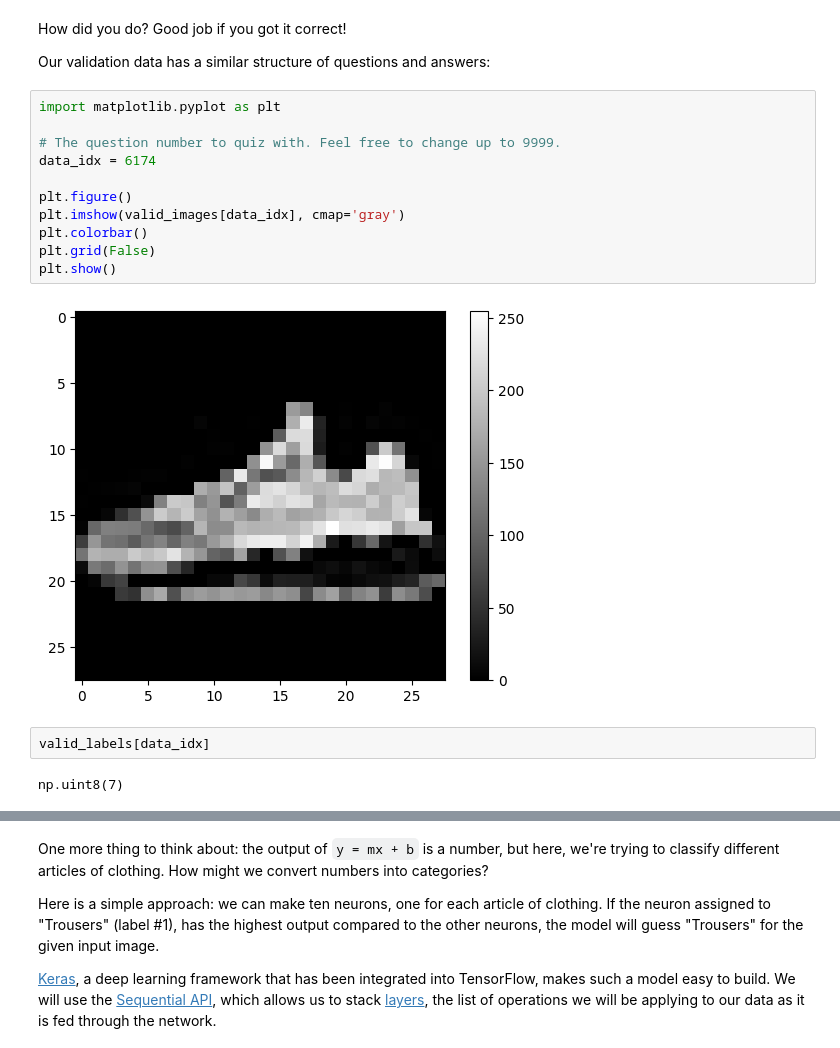
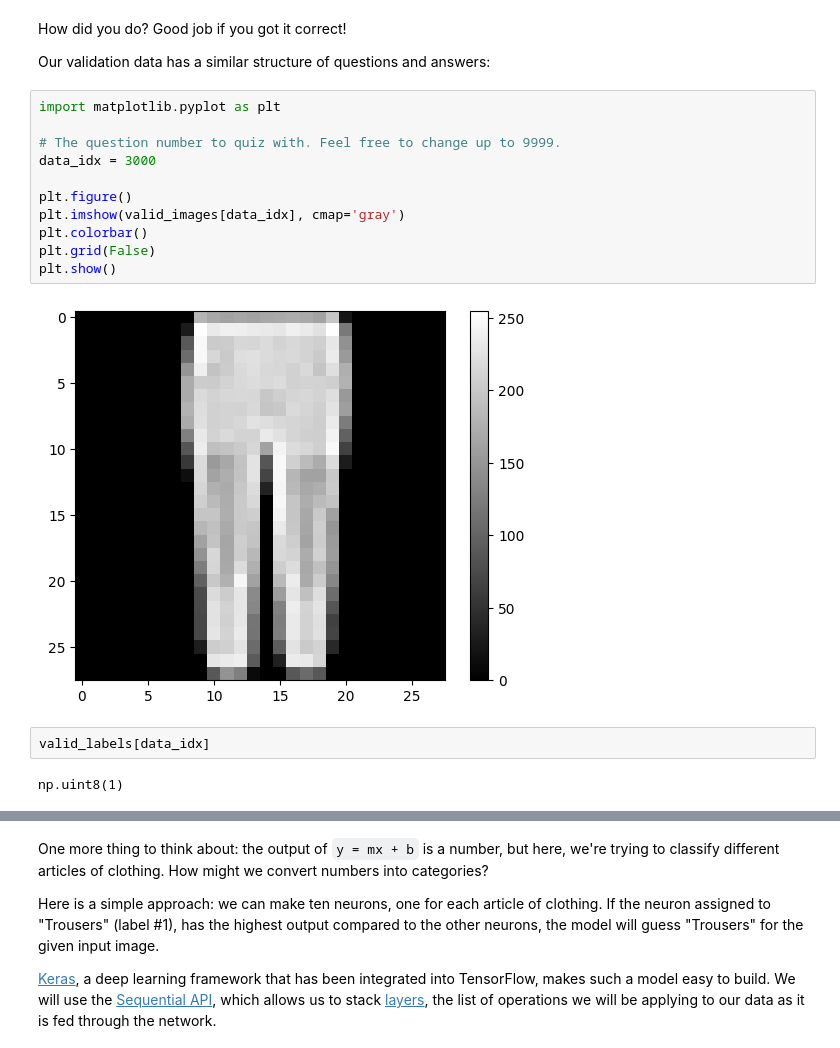
Before and after one commit to Emmanuel-cyber2025/Emmanuel-cyber2025, a Jupyter notebook: building-a-brain/BuildingABrain.ipynb, the cells around one changed output, grey strips where cells are left out. Saved outputs shown, nothing was run; the diff lists cells and outputs as text.

```diff
--- a/building-a-brain/BuildingABrain.ipynb
+++ b/building-a-brain/BuildingABrain.ipynb
@@ -90,17 +90,17 @@ Our validation data has a similar structure of questions and answers:
 # %%
 import matplotlib.pyplot as plt
 
 # The question number to quiz with. Feel free to change up to 9999.
-data_idx = 6174
+data_idx = 3000
 
 plt.figure()
 plt.imshow(valid_images[data_idx], cmap='gray')
 plt.colorbar()
 plt.grid(False)
 plt.show()
 # %% [output]
-[figure, old version]
+[figure, new version]
 # %%
 valid_labels[data_idx]
 # %% [output]
-np.uint8(7)
+np.uint8(1)
```
Also changed, not shown: parts of 9 cells of this notebook.
